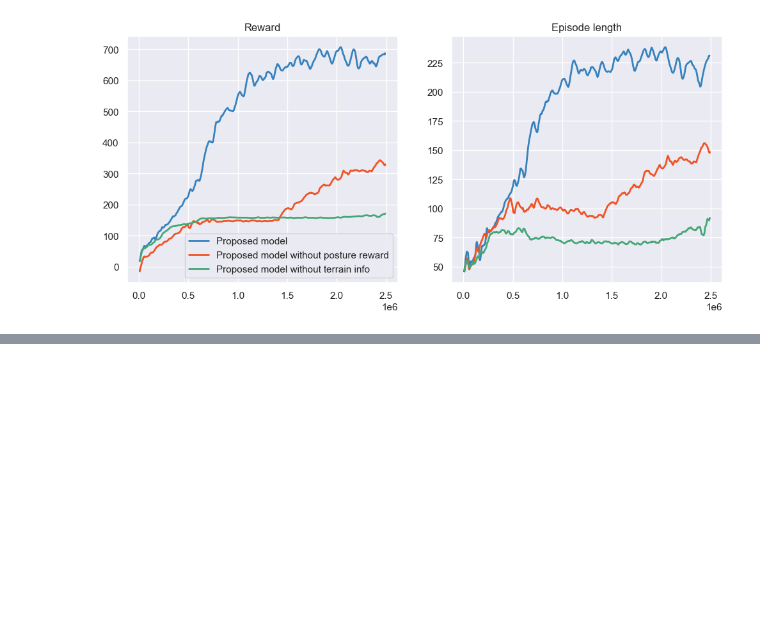
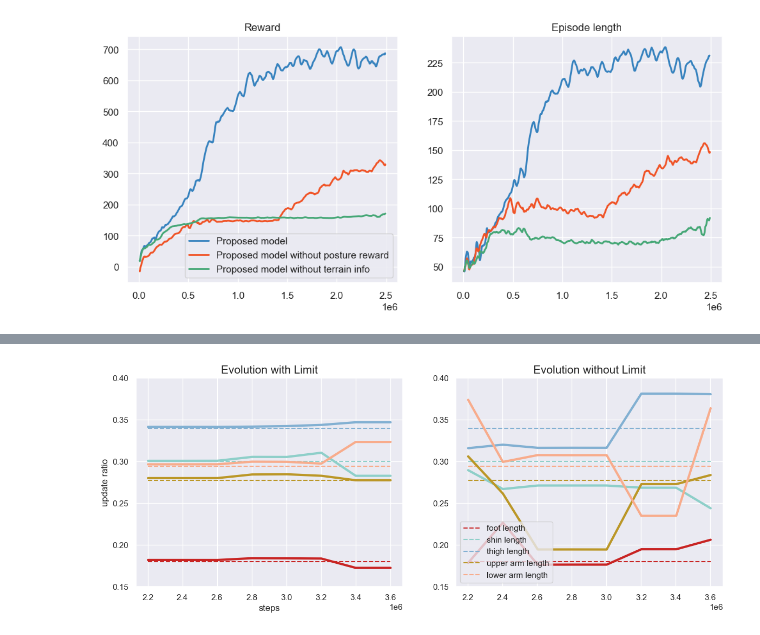
Before and after one commit to EASYMMMM/gym_RE, a Jupyter notebook: drawer.ipynb, the cells around one changed output, grey strips where cells are left out. Drawn from its saved outputs; the diff is of its cells as text; code cells hidden in the pictures; blank space fills up the shorter version.

```diff
--- a/drawer.ipynb
+++ b/drawer.ipynb
@@ -178,0 +266,98 @@ plt.show()
+# %%
+
+evo_punish_foot = "experiments\\steps_evo_s1\\data\\param\\run-steps_evo_punish_s1_0-tag-design_foot_lenth.csv"
+evo_punish_shin = "experiments\\steps_evo_s1\\data\\param\\run-steps_evo_punish_s1_0-tag-design_shin_lenth.csv"
+evo_punish_thigh = "experiments\\steps_evo_s1\\data\\param\\run-steps_evo_punish_s1_0-tag-design_thigh_lenth.csv"
+evo_punish_upper_arm = "experiments\\steps_evo_s1\\data\\param\\run-steps_evo_punish_s1_0-tag-design_upper_arm_lenth.csv"
+evo_punish_lower_arm = "experiments\\steps_evo_s1\\data\\param\\run-steps_evo_punish_s1_0-tag-design_lower_arm_lenth.csv"
+
+evo_foot = "experiments\\steps_evo_s1\\data\\param\\run-steps_evo_s1_0-tag-design_foot_lenth.csv"
+evo_shin = "experiments\\steps_evo_s1\\data\\param\\run-steps_evo_s1_0-tag-design_shin_lenth.csv"
+evo_thigh = "experiments\\steps_evo_s1\\data\\param\\run-steps_evo_s1_0-tag-design_thigh_lenth.csv"
+evo_upper_arm = "experiments\\steps_evo_s1\\data\\param\\run-steps_evo_s1_0-tag-design_upper_arm_lenth.csv"
+evo_lower_arm = "experiments\\steps_evo_s1\\data\\param\\run-steps_evo_s1_0-tag-design_lower_arm_lenth.csv"
+
+
+evo_punish_foot_data = pd.read_csv(evo_punish_foot)
+evo_punish_shin_data = pd.read_csv(evo_punish_shin)
+evo_punish_thigh_data = pd.read_csv(evo_punish_thigh)
+evo_punish_upper_arm_data = pd.read_csv(evo_punish_upper_arm)
+evo_punish_lower_arm_data = pd.read_csv(evo_punish_lower_arm)
+
+evo_foot_data = pd.read_csv(evo_foot)
+evo_shin_data = pd.read_csv(evo_shin)
+evo_thigh_data = pd.read_csv(evo_thigh)
+evo_upper_arm_data = pd.read_csv(evo_upper_arm)
+evo_lower_arm_data = pd.read_csv(evo_lower_arm)
+
+smooth_num = 15
+
+
+
+
+evo_punish_steps = np.array(evo_punish_foot_data["Step"][:])
+#f1_rewards = np.array(normal_reward_data["Value"][:])
+#f2_rewards = np.array(no_postureR_reward_data["Value"][:])
+#f3_rewards = np.array(no_terrain_info_reward_data["Value"][:])
+
+plt.figure(1,figsize=(14, 5))
+plt.subplot(1,2,1)
+
+linestyle=':'
+foot_ori = [0.18,0.18,0.18,0.18,0.18,0.18,0.18,0.18,]
+shin_ori = [0.3,0.3,0.3,0.3,0.3,0.3,0.3,0.3]
+thigh_ori = [0.34,0.34,0.34,0.34,0.34,0.34,0.34,0.34,]
+upper_arm_ori = [0.2771,0.2771,0.2771,0.2771,0.2771,0.2771,0.2771,0.2771,]
+lower_arm_ori = [0.2944,0.2944,0.2944,0.2944,0.2944,0.2944,0.2944,0.2944,]
+
+plt.plot(evo_punish_steps, foot_ori,linestyle='--',color='#C82423',linewidth = 1.5)
+plt.plot(evo_punish_steps, shin_ori,linestyle='--',color='#8ECFC9',linewidth = 1.5)
+plt.plot(evo_punish_steps, thigh_ori,linestyle='--',color='#82B0D2',linewidth = 1.5)
+plt.plot(evo_punish_steps, upper_arm_ori,linestyle='--',color='#BB9727',linewidth = 1.5)
+plt.plot(evo_punish_steps, lower_arm_ori,linestyle='--',color='#F8AC8C',linewidth = 1.5)
+
+plt.plot(evo_punish_steps, evo_punish_foot_data["Value"][:],color='#C82423',linewidth = 3)
+plt.plot(evo_punish_steps, evo_punish_shin_data["Value"][:],color='#8ECFC9',linewidth = 3)
+plt.plot(evo_punish_steps, evo_punish_thigh_data["Value"][:],color='#82B0D2',linewidth = 3)
+plt.plot(evo_punish_steps, evo_punish_upper_arm_data["Value"][:],color='#BB9727',linewidth = 3)
+plt.plot(evo_punish_steps, evo_punish_lower_arm_data["Value"][:],color='#F8AC8C',linewidth = 3)
+plt.ylim([0.15,0.40])
+plt.title("Evolution with Limit",fontsize=15)
+plt.xlabel('steps')
+plt.ylabel('update ratio')
+#plt.legend(["foot length","shin length","thigh length", "upper arm length", "lower arm length"],loc="lower left")
+
+'''
+f1_steps = np.array(normal_eplen_data["Step"][:])
+f2_steps = np.array(no_postureR_eplen_data["Step"][:])
+f3_steps = np.array(no_terrain_info_eplen_data["Step"][:])
+f1_eplen = np.array(normal_eplen_data["Value"][:])
+f2_eplen = np.array(no_postureR_eplen_data["Value"][:])
+f3_eplen = np.array(no_terrain_info_eplen_data["Value"][:])
+'''
+evo_steps = np.array(evo_foot_data["Step"][:])
+plt.subplot(1,2,2)
+
+
+plt.plot(evo_punish_steps, foot_ori,linestyle='--',color='#C82423',linewidth = 1.5)
+plt.plot(evo_punish_steps, shin_ori,linestyle='--',color='#8ECFC9',linewidth = 1.5)
+plt.plot(evo_punish_steps, thigh_ori,linestyle='--',color='#82B0D2',linewidth = 1.5)
+plt.plot(evo_punish_steps, upper_arm_ori,linestyle='--',color='#BB9727',linewidth = 1.5)
+plt.plot(evo_punish_steps, lower_arm_ori,linestyle='--',color='#F8AC8C',linewidth = 1.5)
+
+
+plt.plot(evo_steps, evo_foot_data["Value"][:],color='#C82423',linewidth = 3)
+plt.plot(evo_steps, evo_shin_data["Value"][:],color='#8ECFC9',linewidth = 3)
+plt.plot(evo_steps, evo_thigh_data["Value"][:],color='#82B0D2',linewidth = 3)
+plt.plot(evo_steps, evo_upper_arm_data["Value"][:],color='#BB9727',linewidth = 3)
+plt.plot(evo_steps, evo_lower_arm_data["Value"][:],color='#F8AC8C',linewidth = 3)
+plt.ylim([0.15,0.40])
+#plt.legend(["foot length","shin length","thigh length", "upper arm length", "lower arm length"])
+plt.legend(["foot length","shin length","thigh length", "upper arm length", "lower arm length"],loc="lower left")
+plt.title("Evolution without Limit",fontsize=15)
+#plt.legend(["Proposed model","Proposed model without posture reward","Proposed model without terrain info"])
+
+plt.savefig(f'screenshot/steps_EVO_design_params.png', dpi=400)
+plt.show()
+# %% [output]
+[figure, added]
```
Also changed, not shown: parts of 10 cells of this notebook, 24 other files.
